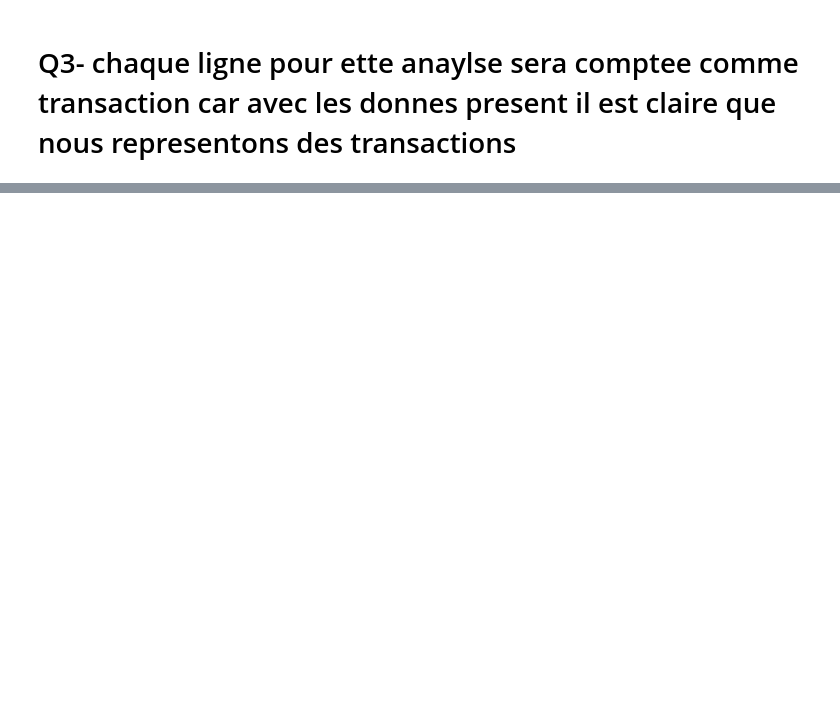
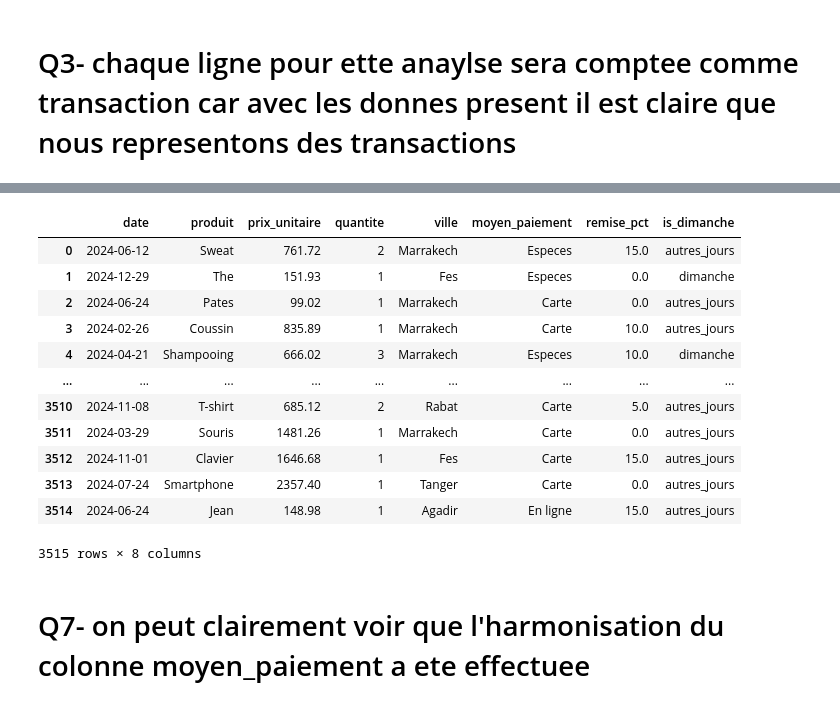
Before and after one commit to senBenz/TP2, a Jupyter notebook: TP3.ipynb, the cells around one changed output, grey strips where cells are left out. Cells and saved outputs as stored; diff of their text form; code cells hidden in the pictures; blank space fills up the shorter version.

```diff
--- a/TP3.ipynb
+++ b/TP3.ipynb
@@ -69,0 +142,18 @@ print(df.iloc[0:2])
+# %%
+df
+# %% [output]
+|  | date | produit | prix_unitaire | quantite | ville | moyen_paiement | remise_pct | is_dimanche |
+| 0 | 2024-06-12 | Sweat | 761.72 | 2 | Marrakech | Especes | 15.0 | autres_jours |
+| 1 | 2024-12-29 | The | 151.93 | 1 | Fes | Especes | 0.0 | dimanche |
+| 2 | 2024-06-24 | Pates | 99.02 | 1 | Marrakech | Carte | 0.0 | autres_jours |
+| 3 | 2024-02-26 | Coussin | 835.89 | 1 | Marrakech | Carte | 10.0 | autres_jours |
+| 4 | 2024-04-21 | Shampooing | 666.02 | 3 | Marrakech | Especes | 10.0 | dimanche |
+| ... | ... | ... | ... | ... | ... | ... | ... | ... |
+| 3510 | 2024-11-08 | T-shirt | 685.12 | 2 | Rabat | Carte | 5.0 | autres_jours |
+| 3511 | 2024-03-29 | Souris | 1481.26 | 1 | Marrakech | Carte | 0.0 | autres_jours |
+| 3512 | 2024-11-01 | Clavier | 1646.68 | 1 | Fes | Carte | 15.0 | autres_jours |
+| 3513 | 2024-07-24 | Smartphone | 2357.40 | 1 | Tanger | Carte | 0.0 | autres_jours |
+| 3514 | 2024-06-24 | Jean | 148.98 | 1 | Agadir | En ligne | 15.0 | autres_jours |
+3515 rows × 8 columns
+# %% [markdown]
+# Q7- on peut clairement voir que l'harmonisation du colonne moyen_paiement a ete effectuee
```
Also changed, not shown: parts of 18 cells of this notebook.
